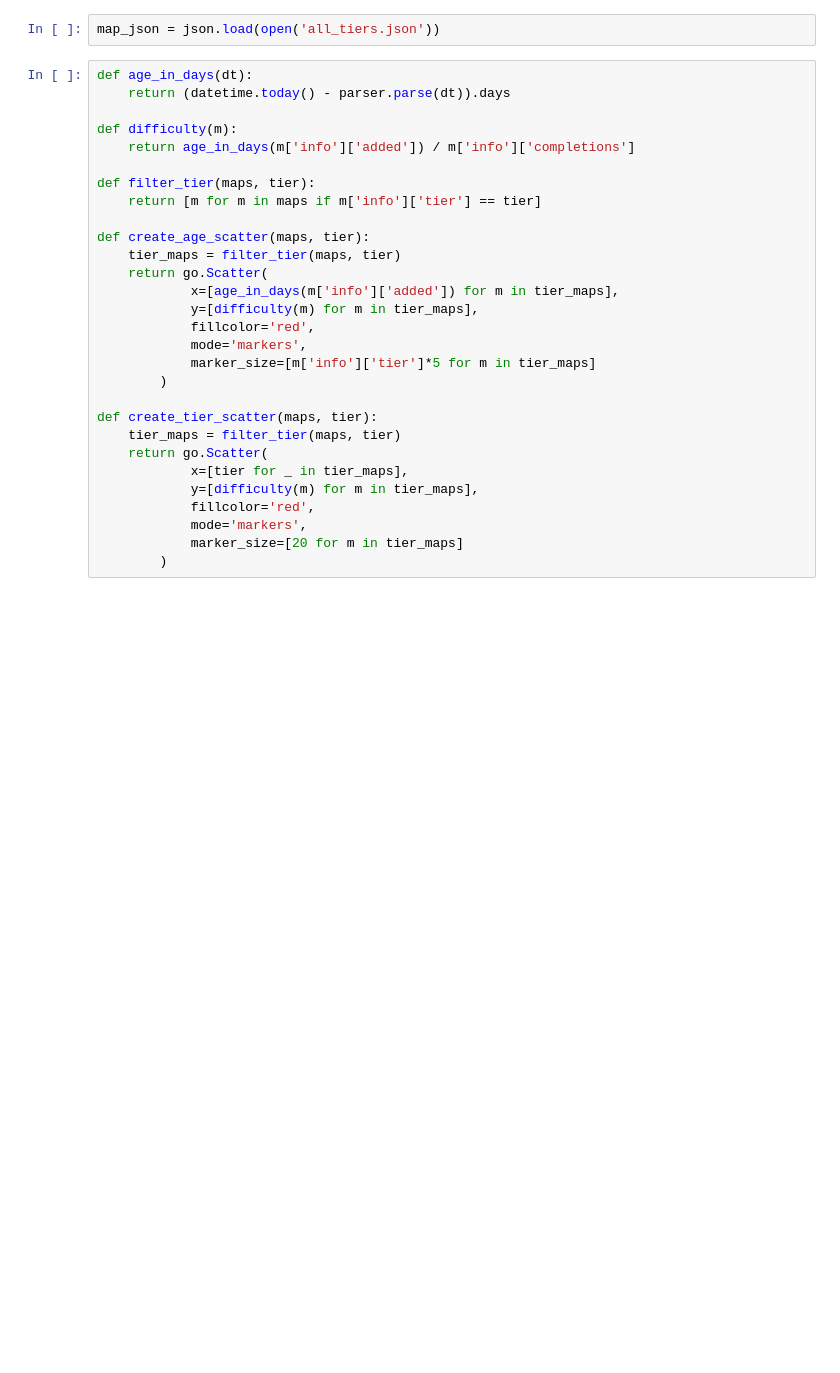
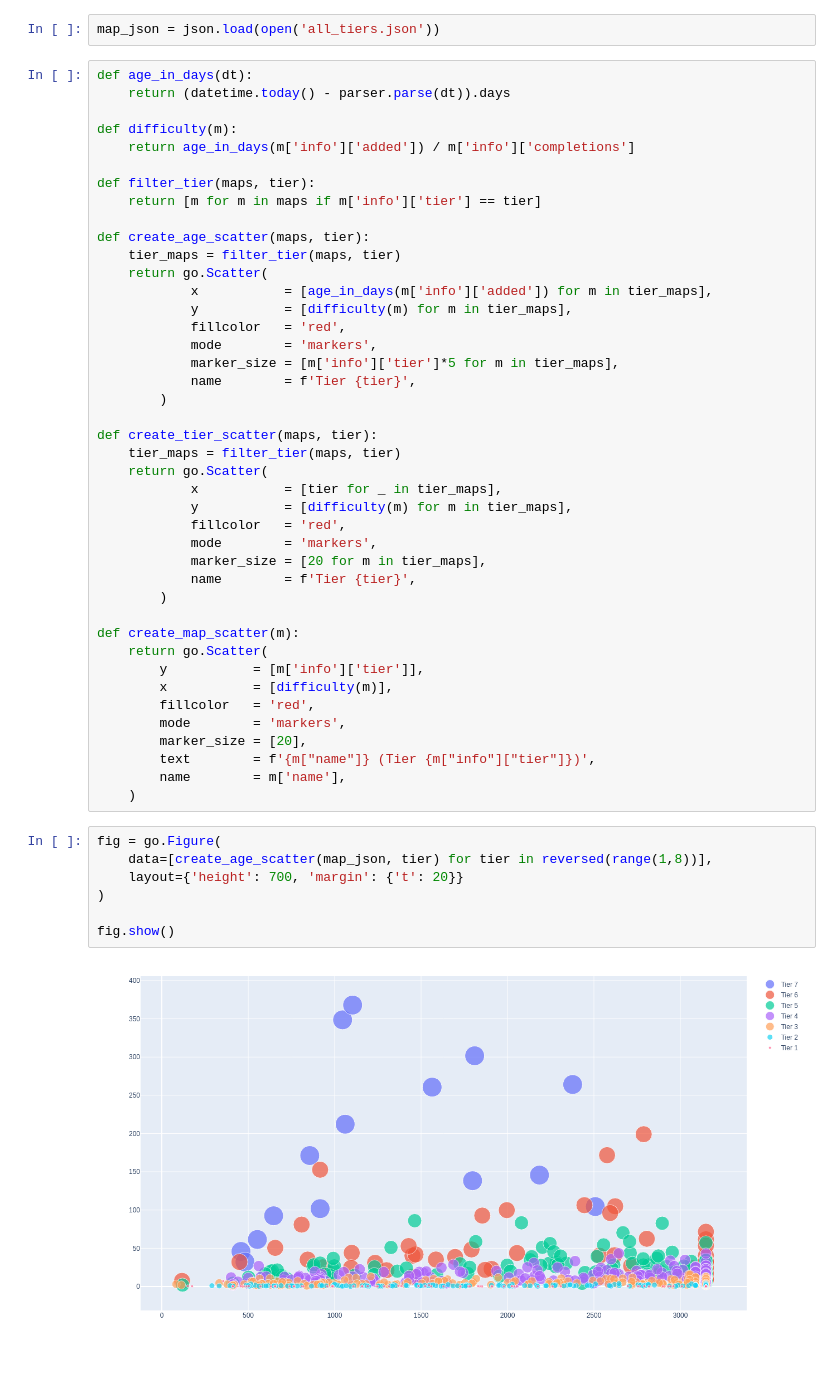
Before and after one commit to tmck-code/tmck-code.github.io, a Jupyter notebook: articles/20240813_visualising_surf_map_difficulty/graph.ipynb, the cells around one changed output. Drawn from its saved outputs; the diff is of its cells as text; blank space fills up the shorter version.

```diff
--- a/articles/20240813_visualising_surf_map_difficulty/graph.ipynb
+++ b/articles/20240813_visualising_surf_map_difficulty/graph.ipynb
@@ -19,19 +20,41 @@ def filter_tier(maps, tier):
 def create_age_scatter(maps, tier):
     tier_maps = filter_tier(maps, tier)
     return go.Scatter(
-            x=[age_in_days(m['info']['added']) for m in tier_maps],
-            y=[difficulty(m) for m in tier_maps],
-            fillcolor='red',
-            mode='markers',
-            marker_size=[m['info']['tier']*5 for m in tier_maps]
+            x           = [age_in_days(m['info']['added']) for m in tier_maps],
+            y           = [difficulty(m) for m in tier_maps],
+            fillcolor   = 'red',
+            mode        = 'markers',
+            marker_size = [m['info']['tier']*5 for m in tier_maps],
+            name        = f'Tier {tier}',
         )
 
 def create_tier_scatter(maps, tier):
     tier_maps = filter_tier(maps, tier)
     return go.Scatter(
-            x=[tier for _ in tier_maps],
-            y=[difficulty(m) for m in tier_maps],
-            fillcolor='red',
-            mode='markers',
-            marker_size=[20 for m in tier_maps]
+            x           = [tier for _ in tier_maps],
+            y           = [difficulty(m) for m in tier_maps],
+            fillcolor   = 'red',
+            mode        = 'markers',
+            marker_size = [20 for m in tier_maps],
+            name        = f'Tier {tier}',
         )
+
+def create_map_scatter(m):
+    return go.Scatter(
+        y           = [m['info']['tier']],
+        x           = [difficulty(m)],
+        fillcolor   = 'red',
+        mode        = 'markers',
+        marker_size = [20],
+        text        = f'{m["name"]} (Tier {m["info"]["tier"]})',
+        name        = m['name'],
+    )
+# %%
+fig = go.Figure(
+    data=[create_age_scatter(map_json, tier) for tier in reversed(range(1,8))],
+    layout={'height': 700, 'margin': {'t': 20}}
+)
+
+fig.show()
+# %% [output]
+[figure, new version]
```
Also changed, not shown: parts of 7 cells of this notebook.
